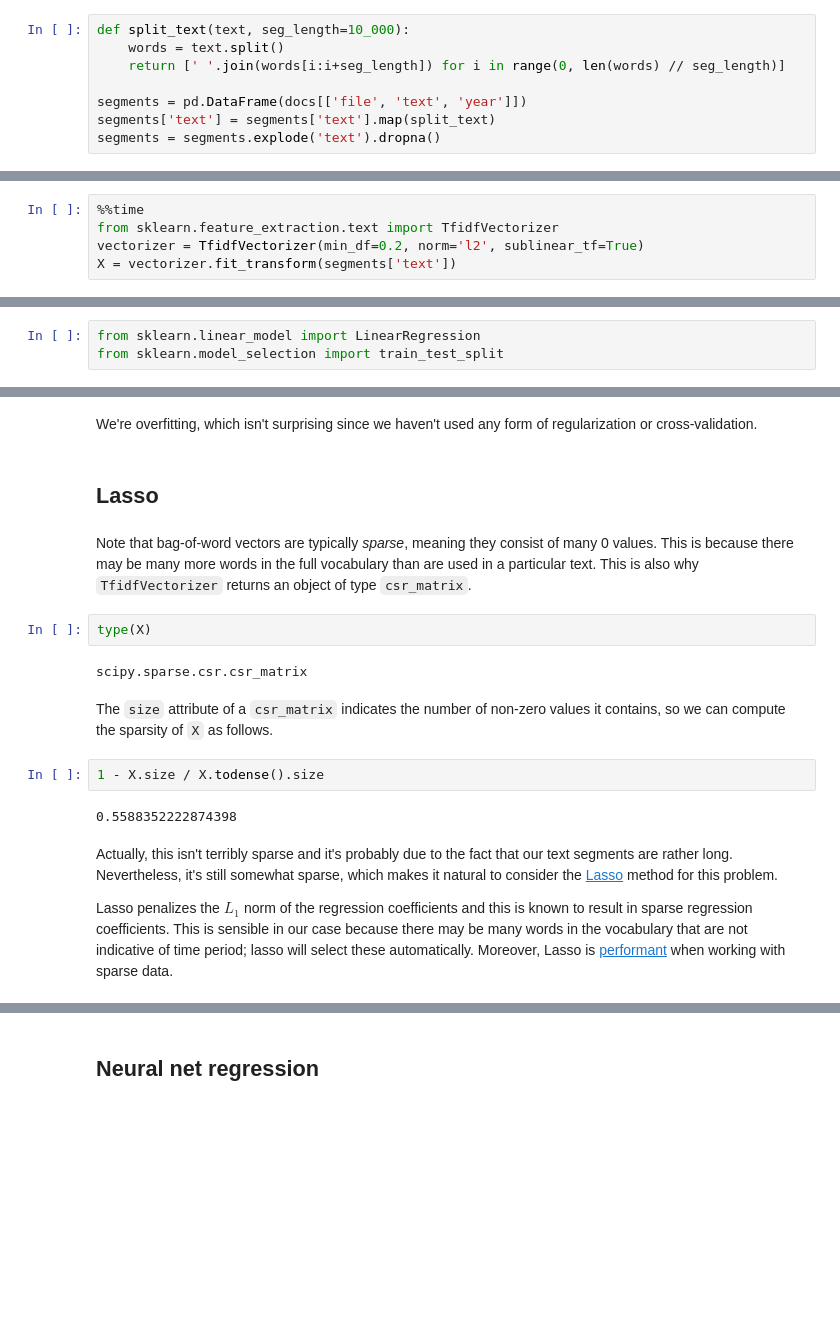
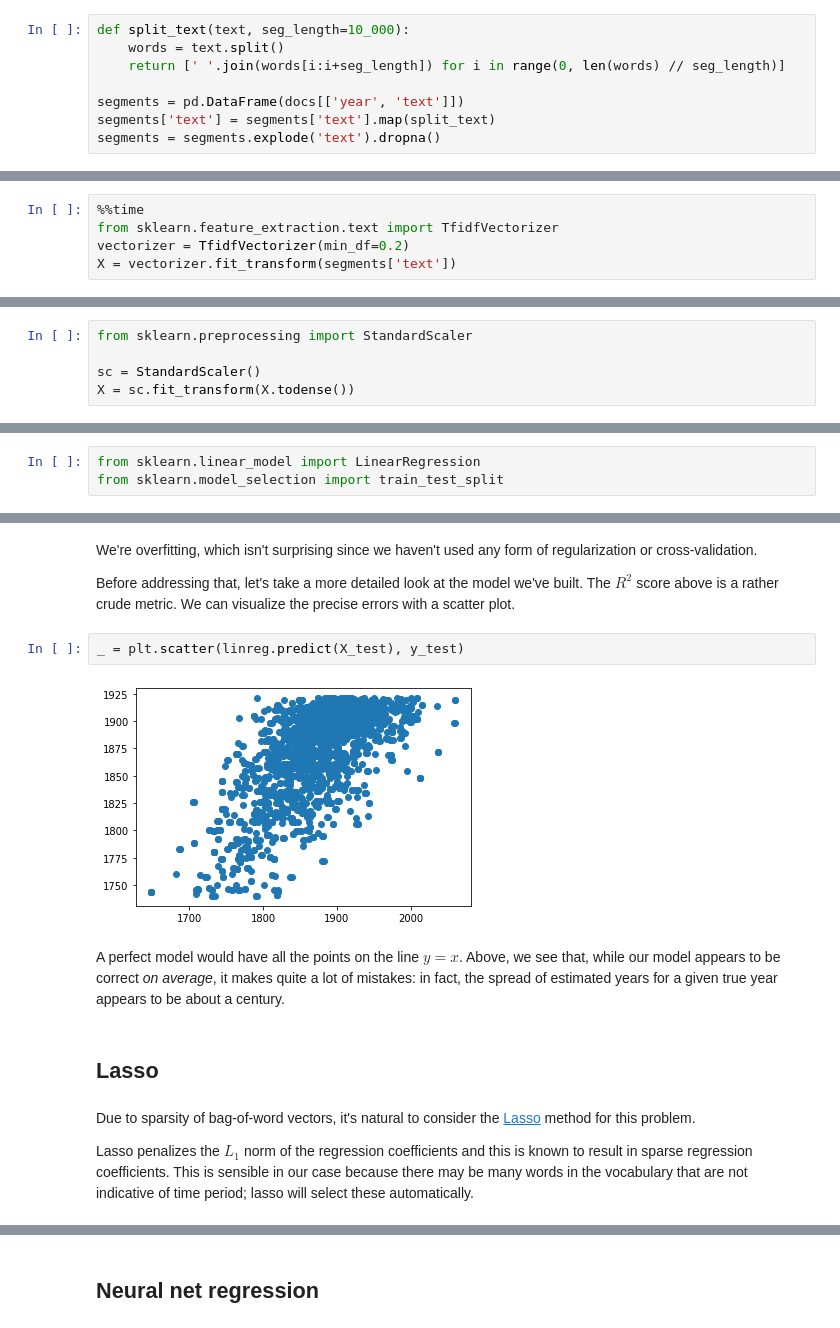
Before and after one commit to bencwallace/doc2date, a Jupyter notebook: doc2date.ipynb, the cells around one changed output, grey strips where cells are left out. Saved outputs shown, nothing was run; the diff lists cells and outputs as text; blank space fills up the shorter version.

```diff
--- a/doc2date.ipynb
+++ b/doc2date.ipynb
@@ -155,6 +194,6 @@ def split_text(text, seg_length=10_000):
     words = text.split()
     return [' '.join(words[i:i+seg_length]) for i in range(0, len(words) // seg_length)]
 
-segments = pd.DataFrame(docs[['file', 'text', 'year']])
+segments = pd.DataFrame(docs[['year', 'text']])
 segments['text'] = segments['text'].map(split_text)
 segments = segments.explode('text').dropna()
@@ -195,6 +227,6 @@ Below we use a tf-idf vectorizer with a minimum document frequency of 0.2 to fil
 # %%
 %%time
 from sklearn.feature_extraction.text import TfidfVectorizer
-vectorizer = TfidfVectorizer(min_df=0.2, norm='l2', sublinear_tf=True)
+vectorizer = TfidfVectorizer(min_df=0.2)
 X = vectorizer.fit_transform(segments['text'])
 # %% [output]
@@ -203,0 +258,5 @@ KeyboardInterrupt:
+# %%
+from sklearn.preprocessing import StandardScaler
+
+sc = StandardScaler()
+X = sc.fit_transform(X.todense())
@@ -230,20 +307,16 @@ linreg.score(X_train, y_train)
 # %% [markdown]
 We're overfitting, which isn't surprising since we haven't used any form of regularization or cross-validation.
+
+Before addressing that, let's take a more detailed look at the model we've built. The $R^2$ score above is a rather crude metric. We can visualize the precise errors with a scatter plot.
+# %%
+_ = plt.scatter(linreg.predict(X_test), y_test)
+# %% [output]
+[figure, added]
+# %% [markdown]
+A perfect model would have all the points on the line $y = x$. Above, we see that, while our model appears to be correct *on average*, it makes quite a lot of mistakes: in fact, the spread of estimated years for a given true year appears to be about a century.
 # %% [markdown]
 ## Lasso
-# %% [markdown]
-Note that bag-of-word vectors are typically *sparse*, meaning they consist of many 0 values. This is because there may be many more words in the full vocabulary than are used in a particular text. This is also why `TfidfVectorizer` returns an object of type `csr_matrix`.
-# %%
-type(X)
-# %% [output]
-scipy.sparse.csr.csr_matrix
-# %% [markdown]
-The `size` attribute of a `csr_matrix` indicates the number of non-zero values it contains, so we can compute the sparsity of `X` as follows.
-# %%
-1 - X.size / X.todense().size
-# %% [output]
-0.5588352222874398
 # %% [markdown]
-Actually, this isn't terribly sparse and it's probably due to the fact that our text segments are rather long. Nevertheless, it's still somewhat sparse, which makes it natural to consider the [Lasso](https://en.wikipedia.org/wiki/Lasso_(statistics)?wprov=srpw1_0) method for this problem.
+Due to sparsity of bag-of-word vectors, it's natural to consider the [Lasso](https://en.wikipedia.org/wiki/Lasso_(statistics)?wprov=srpw1_0) method for this problem.
 
-Lasso penalizes the $L_1$ norm of the regression coefficients and this is known to result in sparse regression coefficients. This is sensible in our case because there may be many words in the vocabulary that are not indicative of time period; lasso will select these automatically. Moreover, Lasso is [performant](https://scikit-learn.org/stable/auto_examples/linear_model/plot_lasso_dense_vs_sparse_data.html) when working with sparse data.
+Lasso penalizes the $L_1$ norm of the regression coefficients and this is known to result in sparse regression coefficients. This is sensible in our case because there may be many words in the vocabulary that are not indicative of time period; lasso will select these automatically.
```
Also changed, not shown: parts of 45 cells of this notebook.
